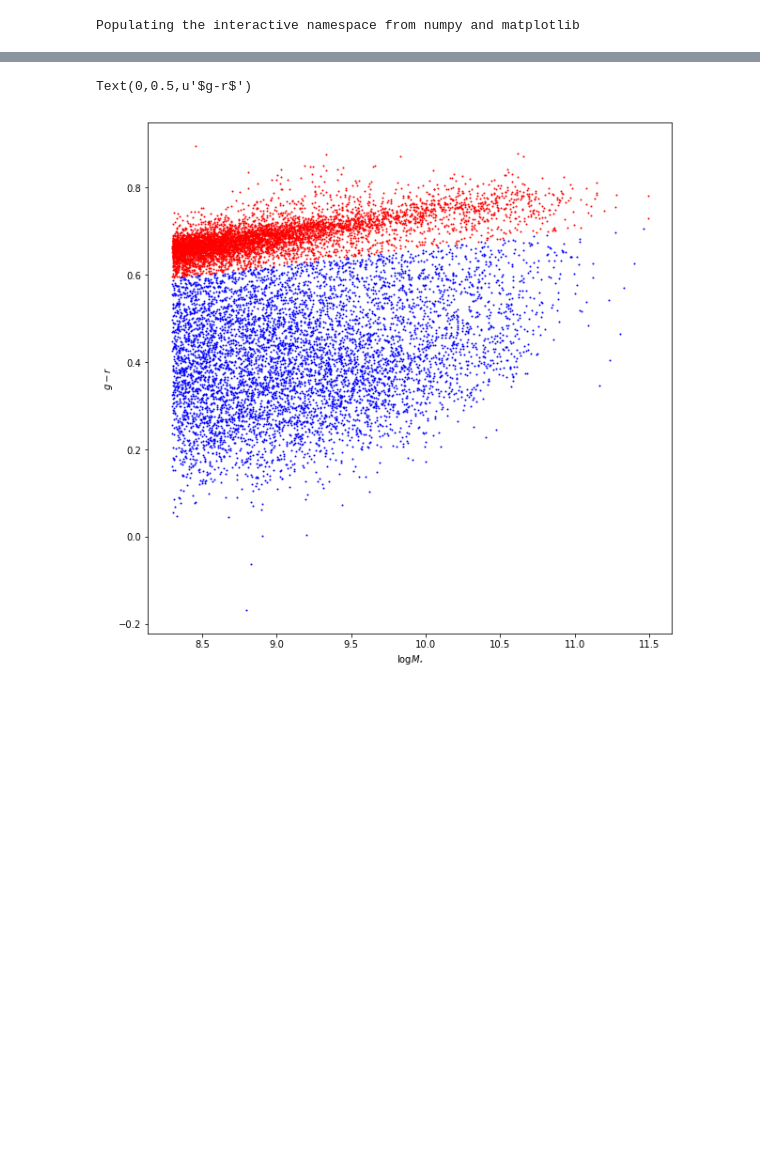
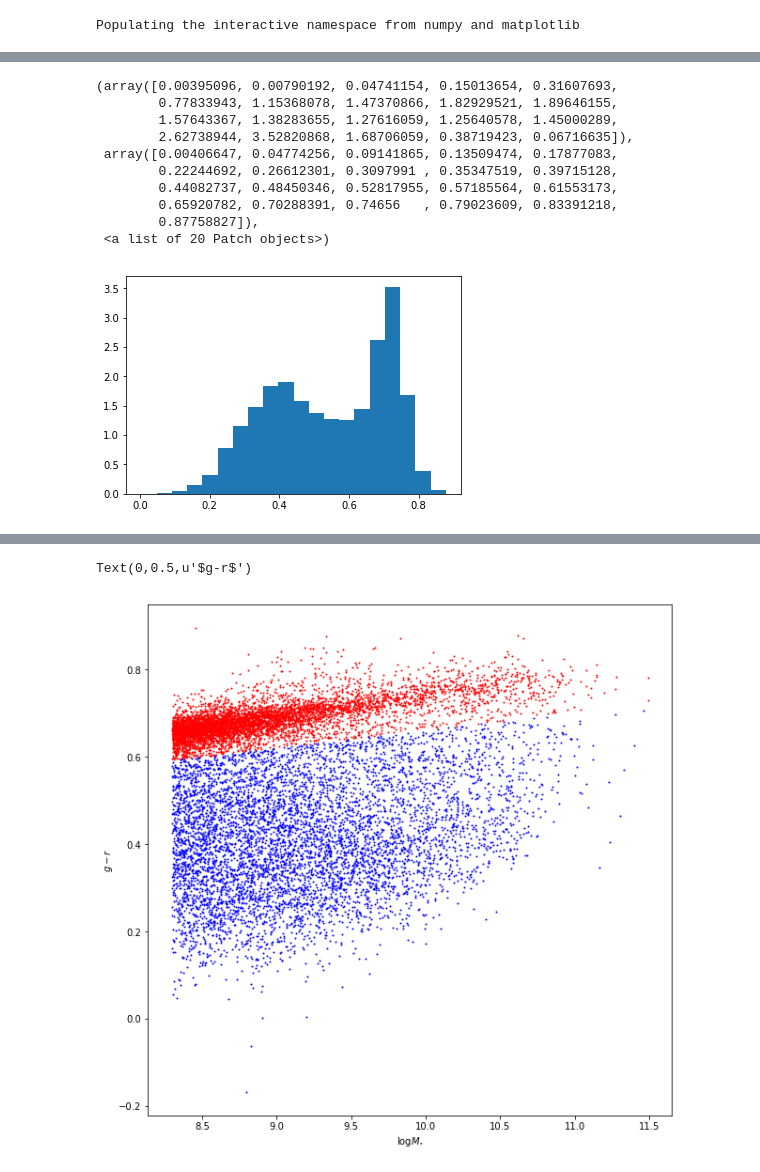
Before and after one commit to tugbabztp/Test, a Jupyter notebook: code/example.ipynb, the cells around one changed output, grey strips where cells are left out. Drawn from its saved outputs; the diff is of its cells as text; code cells hidden in the pictures; blank space fills up the shorter version.

```diff
--- a/code/example.ipynb
+++ b/code/example.ipynb
@@ -42,0 +66,14 @@ red_mask = red_blue_split(g_minus_r, logmstar)
+# %%
+plt.hist(g_minus_r, bins = 20, normed = True)
+# %% [output]
+(array([0.00395096, 0.00790192, 0.04741154, 0.15013654, 0.31607693,
+        0.77833943, 1.15368078, 1.47370866, 1.82929521, 1.89646155,
+        1.57643367, 1.38283655, 1.27616059, 1.25640578, 1.45000289,
+        2.62738944, 3.52820868, 1.68706059, 0.38719423, 0.06716635]),
+ array([0.00406647, 0.04774256, 0.09141865, 0.13509474, 0.17877083,
+        0.22244692, 0.26612301, 0.3097991 , 0.35347519, 0.39715128,
+        0.44082737, 0.48450346, 0.52817955, 0.57185564, 0.61553173,
+        0.65920782, 0.70288391, 0.74656   , 0.79023609, 0.83391218,
+        0.87758827]),
+ <a list of 20 Patch objects>)
+[figure, added]
```
Also changed, not shown: parts of 20 cells of this notebook, 1 other file.
